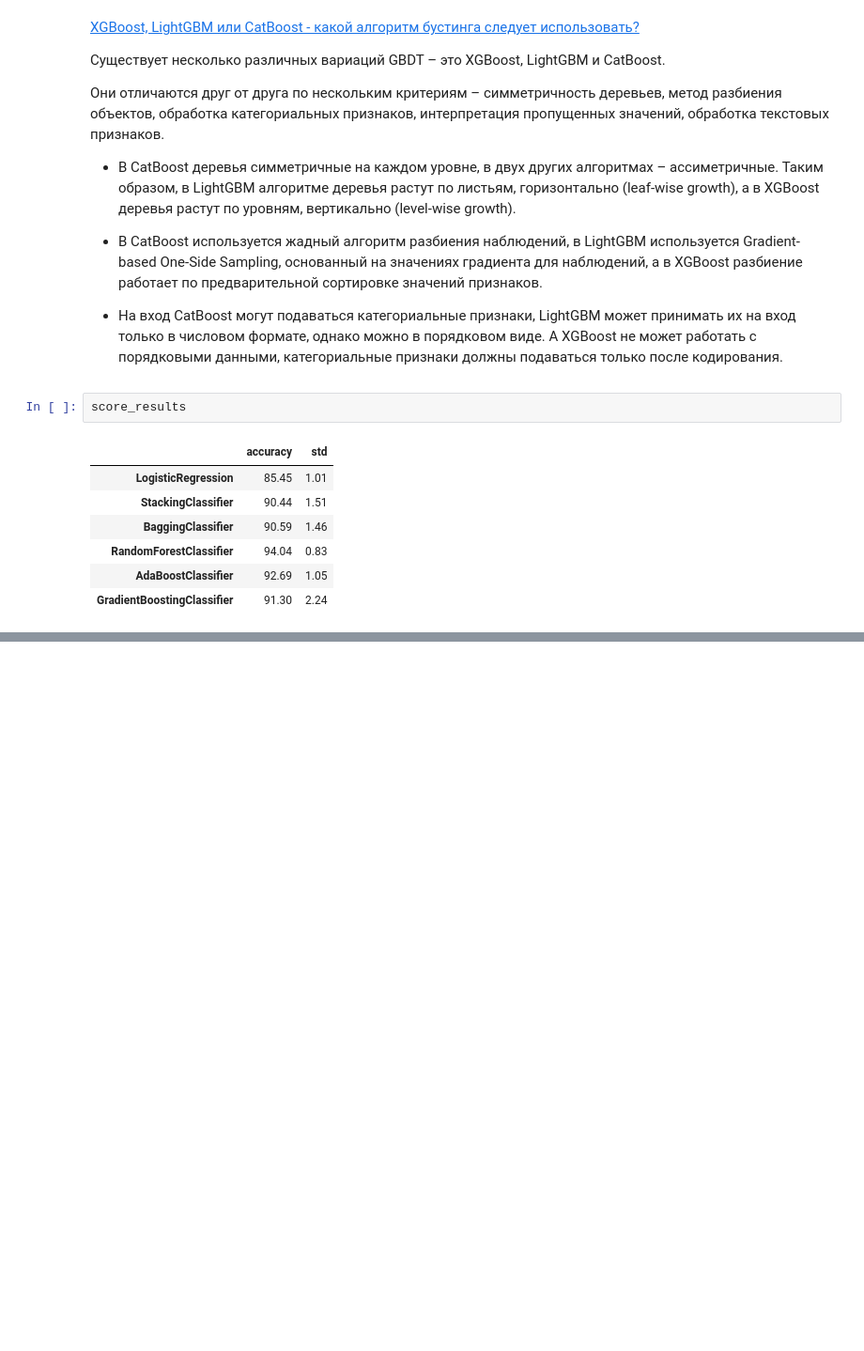
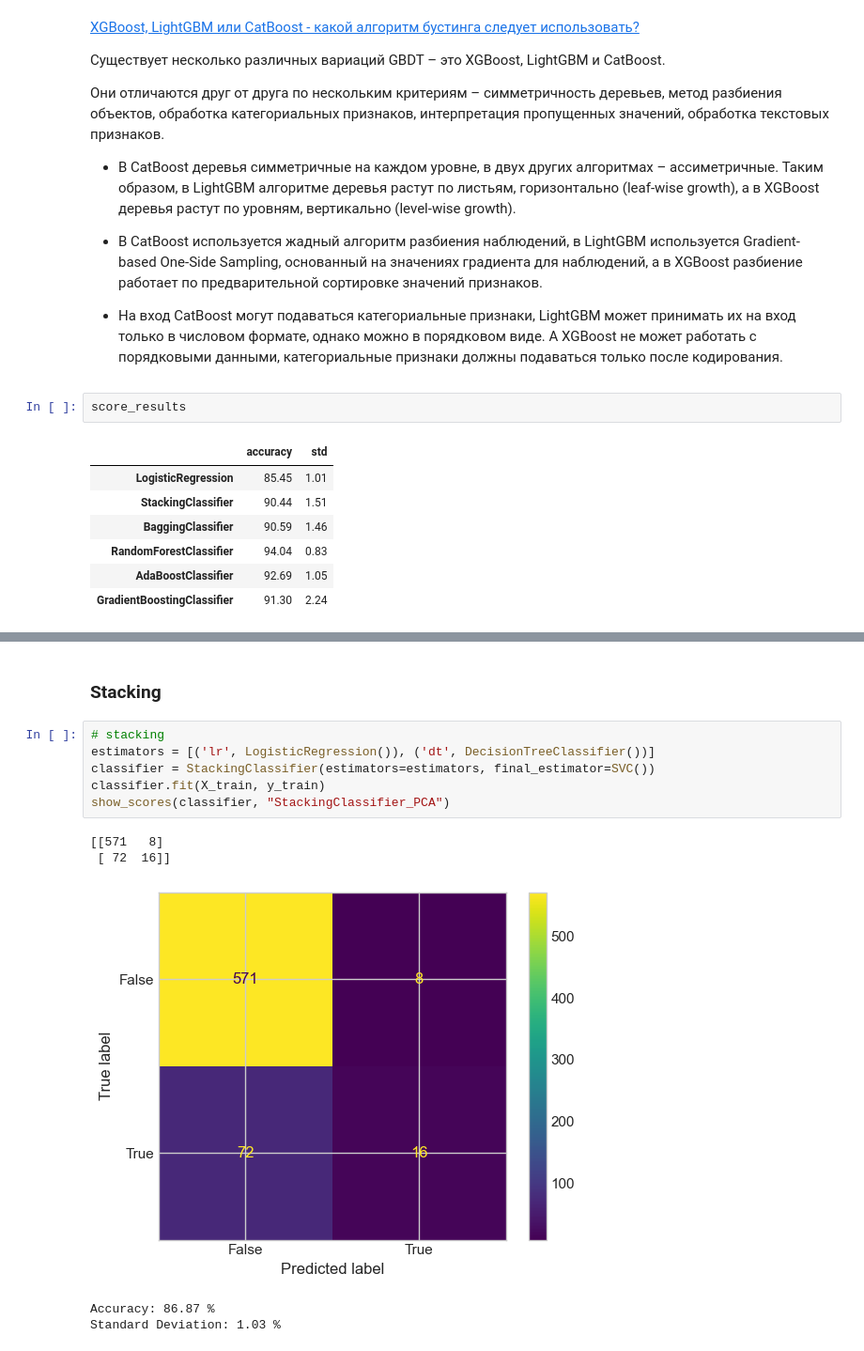
Before and after one commit to razrez/ml_classes, a Jupyter notebook: hw/11-011_Khodzhamirzoyev_8.ipynb, the cells around one changed output, grey strips where cells are left out. Shown: that part at 94% size. Cells and saved outputs as stored; diff of their text form; blank space fills up the shorter version.

```diff
--- a/hw/11-011_Khodzhamirzoyev_8.ipynb
+++ b/hw/11-011_Khodzhamirzoyev_8.ipynb
@@ -290,0 +313,14 @@ score_results
+# %% [markdown]
+### Stacking
+# %%
+# stacking
+estimators = [('lr', LogisticRegression()), ('dt', DecisionTreeClassifier())]
+classifier = StackingClassifier(estimators=estimators, final_estimator=SVC())
+classifier.fit(X_train, y_train)
+show_scores(classifier, "StackingClassifier_PCA")
+# %% [output]
+[[571   8]
+ [ 72  16]]
+[figure, added]
+Accuracy: 86.87 %
+Standard Deviation: 1.03 %
```
Also changed, not shown: parts of 16 cells of this notebook.
